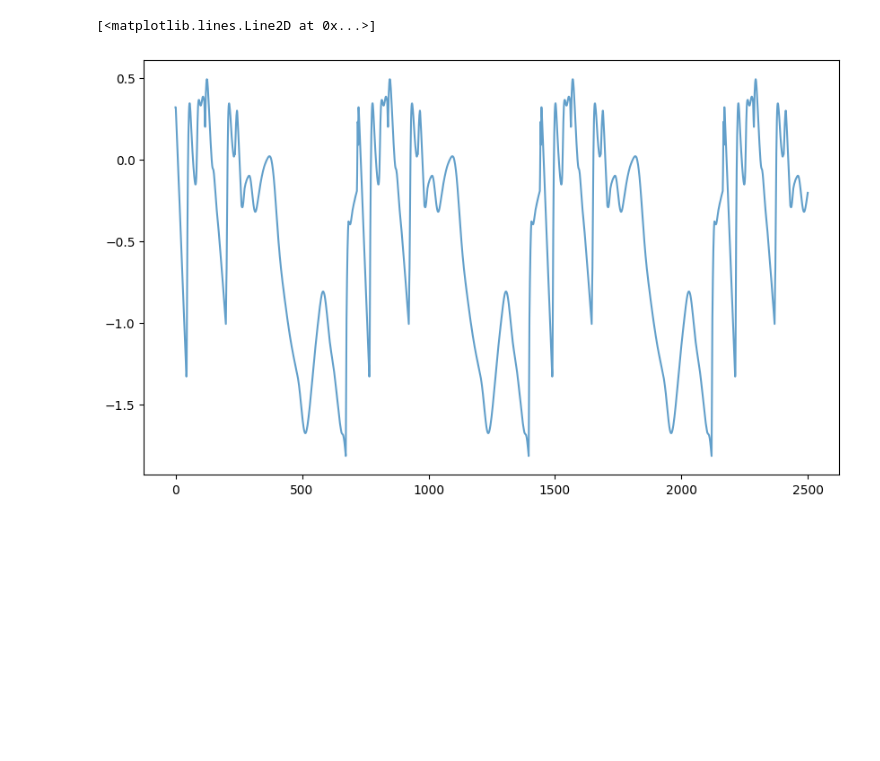
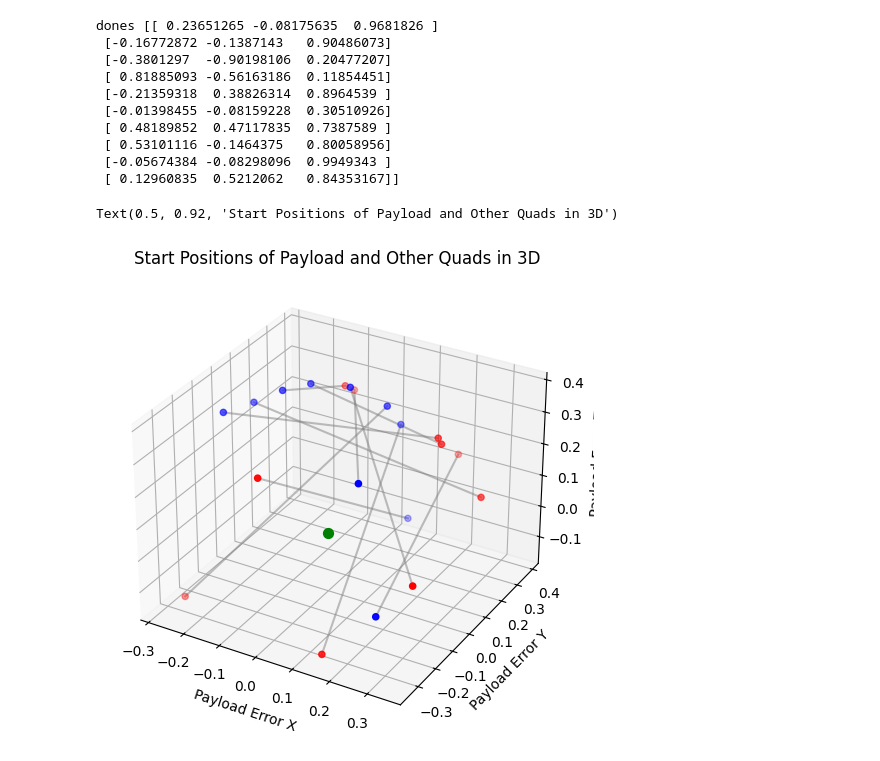
Before and after one commit to FLAIROx/JaxMARL, a Jupyter notebook: plot_test.ipynb, the cells around one changed output. Drawn from its saved outputs; the diff is of its cells as text; code cells hidden in the pictures; blank space fills up the shorter version.

```diff
--- a/plot_test.ipynb
+++ b/plot_test.ipynb
@@ -19,7 +19,7 @@ print("Shape of observations:", obs.shape)
 
 
 
-num_runs = 400
+num_runs = 20
 #count dones
 num_dones = np.sum(dones[0, :])
 print(f"Number of runs: {obs.shape[1]}")
@@ -182,7 +182,45 @@ Payload shape (timesteps, runs, dims): (4000, 1000, 3)
 <matplotlib.legend.Legend at 0x...>
 [figure]
 # %%
+#plot the start pos q_pos and other quad as a connected line in 3D
+fig5 = plt.figure(figsize=(8, 6))
+ax5 = fig5.add_subplot(111, projection='3d')
+# Plot start positions of payload and other quads
+runs_to_plot = failed_runs[:10]
+start_payload = q_pos[first_dones[runs_to_plot], runs_to_plot, :]
+start_other_quads = other_quads[first_dones[runs_to_plot], runs_to_plot, :]
+
+print("dones", payload[first_dones[runs_to_plot], runs_to_plot, :])
+ax5.scatter(start_payload[:, 0], start_payload[:, 1], start_payload[:, 2], c='blue', label='Start Payload', depthshade=True)
+ax5.scatter(start_other_quads[:, 0], start_other_quads[:, 1], start_other_quads[:, 2], c='red', label='Start Other Quads', depthshade=True)
+# Connect the start positions with lines
+for run in range(10):
+    payload_start = start_payload[run]
+    other_quad_start = start_other_quads[run]
+    ax5.plot([payload_start[0], other_quad_start[0]],
+             [payload_start[1], other_quad_start[1]],
+             [payload_start[2], other_quad_start[2]], c='gray', alpha=0.5)
+
+#mark 0,0 in green
+ax5.scatter(0, 0, 0, c='green', s=50, label='Origin (0,0,0)', depthshade=True)
+
+
+# Labels and title
+ax5.set_xlabel('Payload Error X')
+ax5.set_ylabel('Payload Error Y')
+ax5.set_zlabel('Payload Error Z')
+ax5.set_title('Start Positions of Payload and Other Quads in 3D')
 # %% [output]
-[<matplotlib.lines.Line2D at 0x...>]
+dones [[ 0.23651265 -0.08175635  0.9681826 ]
+ [-0.16772872 -0.1387143   0.90486073]
+ [-0.3801297  -0.90198106  0.20477207]
+ [ 0.81885093 -0.56163186  0.11854451]
+ [-0.21359318  0.38826314  0.8964539 ]
+ [-0.01398455 -0.08159228  0.30510926]
+ [ 0.48189852  0.47117835  0.7387589 ]
+ [ 0.53101116 -0.1464375   0.80058956]
+ [-0.05674384 -0.08298096  0.9949343 ]
+ [ 0.12960835  0.5212062   0.84353167]]
+Text(0.5, 0.92, 'Start Positions of Payload and Other Quads in 3D')
-[figure, old version]
+[figure, new version]
 # %%
```
Also changed, not shown: parts of 2 cells of this notebook, 1 other file.
